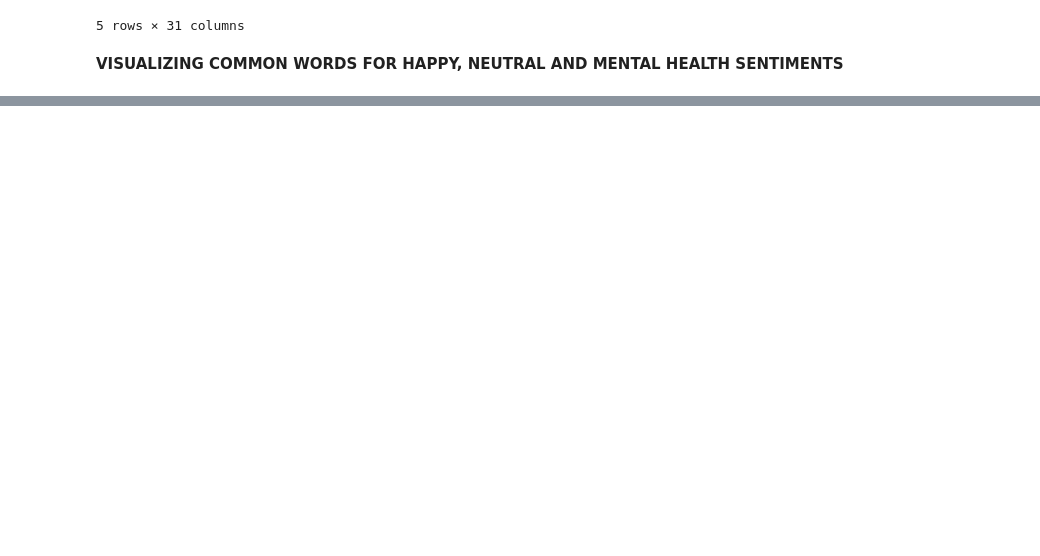
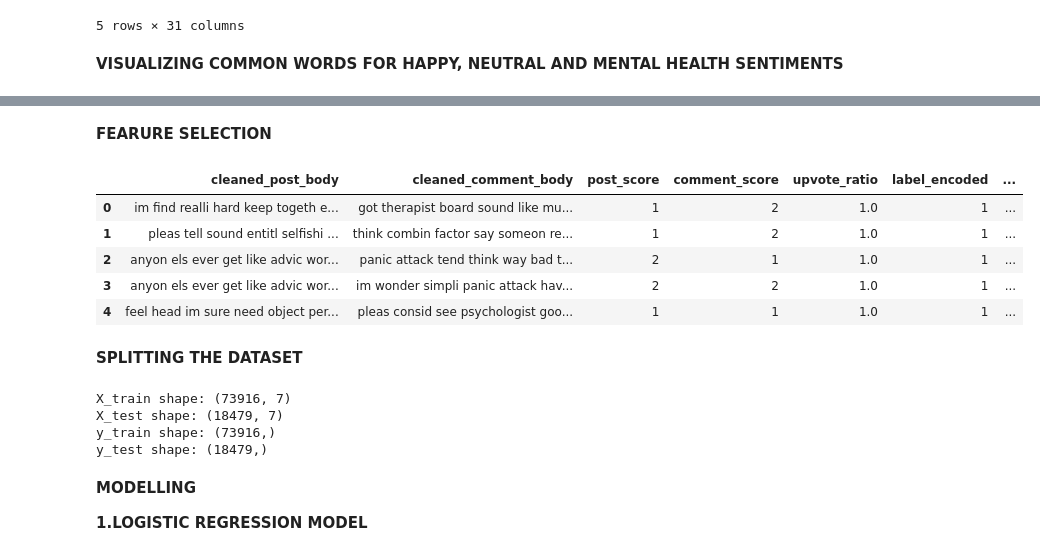
Before and after one commit to ISAACKW/Phase_5_Project, a Jupyter notebook: Group.ipynb, the cells around one changed output, grey strips where cells are left out. Saved outputs shown, nothing was run; the diff lists cells and outputs as text; code cells hidden in the pictures; blank space fills up the shorter version.

Commit message:
MODELLING

```diff
--- a/Group.ipynb
+++ b/Group.ipynb
@@ -455,0 +502,60 @@ data.head()
+# %% [markdown]
+**FEARURE SELECTION**
+# %%
+from sklearn.preprocessing import LabelEncoder
+
+# Select relevant columns for modeling and create a copy
+selected_columns = [
+    'cleaned_post_body', 'cleaned_comment_body', 'subreddit',
+    'post_score', 'comment_score', 'upvote_ratio', 'post_flair', 'label'
+]
+data = data[selected_columns].copy()  # Create a copy to avoid SettingWithCopyWarning
+
+# Initialize the label encoder
+label_encoder = LabelEncoder()
+
+# Label encode the target column 'label'
+data.loc[:, 'label_encoded'] = label_encoder.fit_transform(data['label'])
+
+# Optional: Encode additional categorical columns like 'subreddit' or 'post_flair'
+data.loc[:, 'subreddit_encoded'] = label_encoder.fit_transform(data['subreddit'])
+data.loc[:, 'post_flair_encoded'] = label_encoder.fit_transform(data['post_flair'].astype(str))
+
+# Drop the original columns if you’re done encoding them
+data.drop(columns=['label', 'subreddit', 'post_flair'], inplace=True)
+
+# Display the processed data
+data.head()
+# %% [output]
+|  | cleaned_post_body | cleaned_comment_body | post_score | comment_score | upvote_ratio | label_encoded | ... |
+| 0 | im find realli hard keep togeth e... | got therapist board sound like mu... | 1 | 2 | 1.0 | 1 | ... |
+| 1 | pleas tell sound entitl selfishi ... | think combin factor say someon re... | 1 | 2 | 1.0 | 1 | ... |
+| 2 | anyon els ever get like advic wor... | panic attack tend think way bad t... | 2 | 1 | 1.0 | 1 | ... |
+| 3 | anyon els ever get like advic wor... | im wonder simpli panic attack hav... | 2 | 2 | 1.0 | 1 | ... |
+| 4 | feel head im sure need object per... | pleas consid see psychologist goo... | 1 | 1 | 1.0 | 1 | ... |
+# %% [markdown]
+**SPLITTING THE DATASET**
+# %%
+from sklearn.model_selection import train_test_split
+
+# Define features and target variable
+X = data.drop(columns=['label_encoded'])  # Features
+y = data['label_encoded']  # Target variable
+
+# Split the data into training and test sets
+X_train, X_test, y_train, y_test = train_test_split(X, y, test_size=0.2, random_state=42, stratify=y)
+
+# Display shapes of the training and test sets
+print("X_train shape:", X_train.shape)
+print("X_test shape:", X_test.shape)
+print("y_train shape:", y_train.shape)
+print("y_test shape:", y_test.shape)
+# %% [output]
+X_train shape: (73916, 7)
+X_test shape: (18479, 7)
+y_train shape: (73916,)
+y_test shape: (18479,)
+# %% [markdown]
+**MODELLING**
+
+**1.LOGISTIC REGRESSION MODEL**
```
Also changed, not shown: parts of 9 cells of this notebook.
